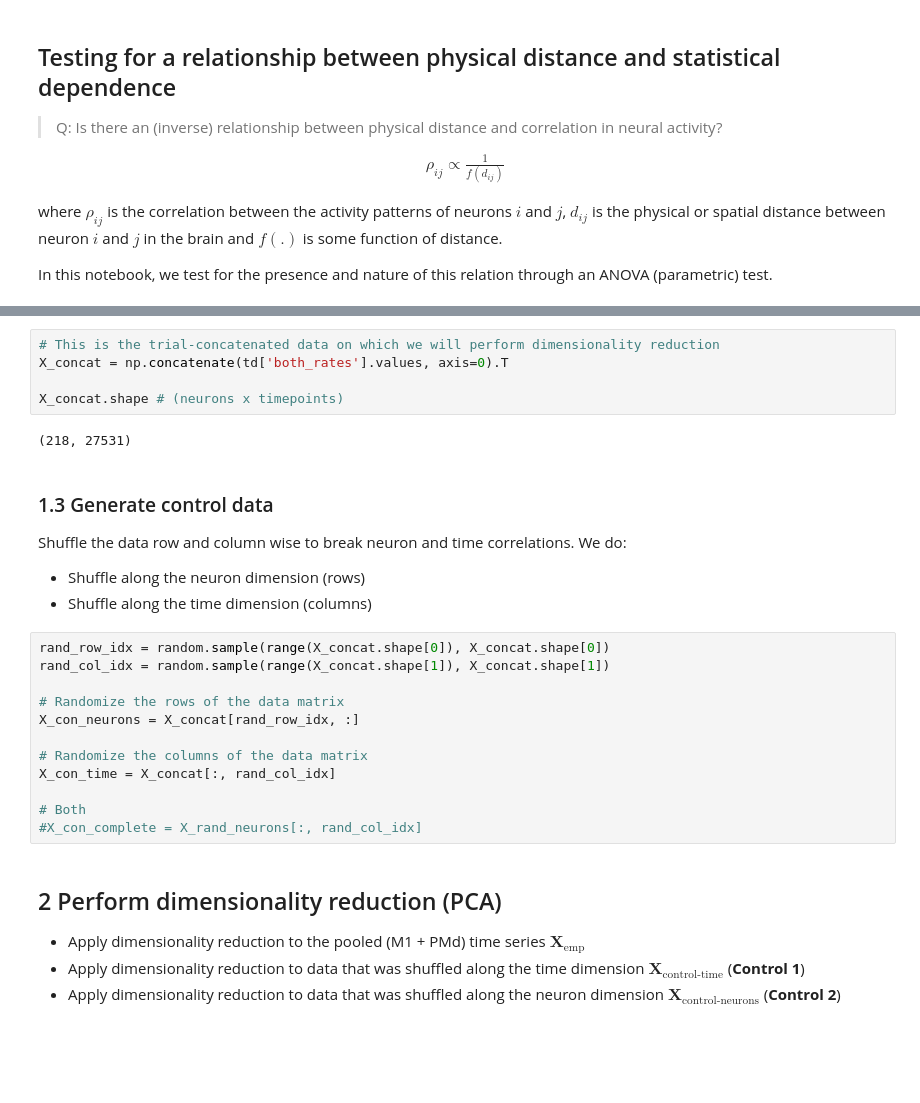
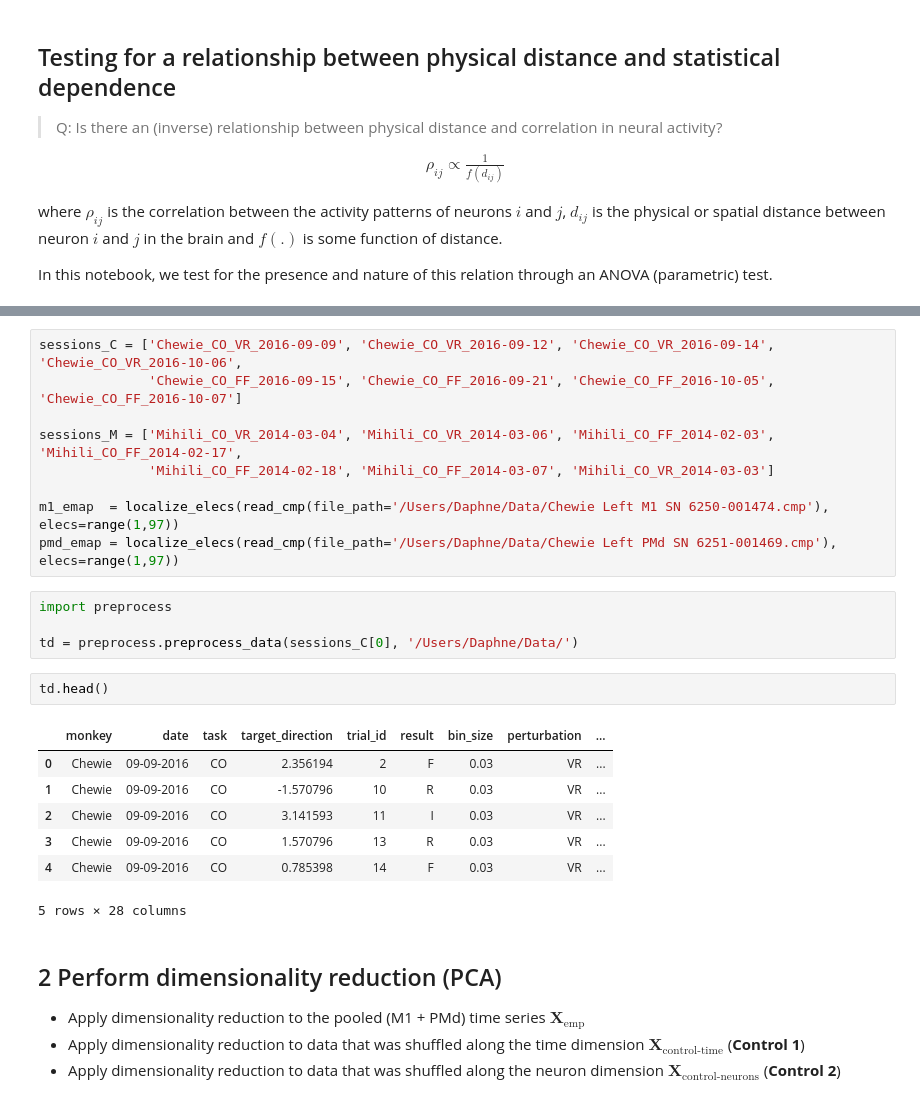
Before and after one commit to daphnecor/DistanceAndDependence, a Jupyter notebook: ParametricTesting.ipynb, the cells around one changed output, grey strips where cells are left out. Cells and saved outputs as stored; diff of their text form; blank space fills up the shorter version.

```diff
--- a/ParametricTesting.ipynb
+++ b/ParametricTesting.ipynb
@@ -142,28 +42,26 @@ Concatenate all trials to get an $N \times (T \times P)$ matrix $\mathbf{X}$
-# %%
-# This is the trial-concatenated data on which we will perform dimensionality reduction
-X_concat = np.concatenate(td['both_rates'].values, axis=0).T
-
-X_concat.shape # (neurons x timepoints)
-# %% [output]
-(218, 27531)
-# %% [markdown]
-### 1.3 Generate control data
-
-Shuffle the data row and column wise to break neuron and time correlations. We do:
-- Shuffle along the neuron dimension (rows)
-- Shuffle along the time dimension (columns)
-# %%
-rand_row_idx = random.sample(range(X_concat.shape[0]), X_concat.shape[0])
-rand_col_idx = random.sample(range(X_concat.shape[1]), X_concat.shape[1])
-
-# Randomize the rows of the data matrix
-X_con_neurons = X_concat[rand_row_idx, :]
-
-# Randomize the columns of the data matrix
-X_con_time = X_concat[:, rand_col_idx]
-
-# Both
-#X_con_complete = X_rand_neurons[:, rand_col_idx]
+# %%
+sessions_C = ['Chewie_CO_VR_2016-09-09', 'Chewie_CO_VR_2016-09-12', 'Chewie_CO_VR_2016-09-14', 'Chewie_CO_VR_2016-10-06',
+              'Chewie_CO_FF_2016-09-15', 'Chewie_CO_FF_2016-09-21', 'Chewie_CO_FF_2016-10-05', 'Chewie_CO_FF_2016-10-07']
+
+sessions_M = ['Mihili_CO_VR_2014-03-04', 'Mihili_CO_VR_2014-03-06', 'Mihili_CO_FF_2014-02-03', 'Mihili_CO_FF_2014-02-17',
+              'Mihili_CO_FF_2014-02-18', 'Mihili_CO_FF_2014-03-07', 'Mihili_CO_VR_2014-03-03']
+
+m1_emap  = localize_elecs(read_cmp(file_path='/Users/Daphne/Data/Chewie Left M1 SN 6250-001474.cmp'),  elecs=range(1,97))
+pmd_emap = localize_elecs(read_cmp(file_path='/Users/Daphne/Data/Chewie Left PMd SN 6251-001469.cmp'), elecs=range(1,97))
+# %%
+import preprocess
+
+td = preprocess.preprocess_data(sessions_C[0], '/Users/Daphne/Data/')
+# %%
+td.head()
+# %% [output]
+|  | monkey | date | task | target_direction | trial_id | result | bin_size | perturbation | ... |
+| 0 | Chewie | 09-09-2016 | CO | 2.356194 | 2 | F | 0.03 | VR | ... |
+| 1 | Chewie | 09-09-2016 | CO | -1.570796 | 10 | R | 0.03 | VR | ... |
+| 2 | Chewie | 09-09-2016 | CO | 3.141593 | 11 | I | 0.03 | VR | ... |
+| 3 | Chewie | 09-09-2016 | CO | 1.570796 | 13 | R | 0.03 | VR | ... |
+| 4 | Chewie | 09-09-2016 | CO | 0.785398 | 14 | F | 0.03 | VR | ... |
+5 rows × 28 columns
 # %% [markdown]
 ## 2 Perform dimensionality reduction (PCA)
 
```
Also changed, not shown: parts of 19 cells of this notebook, 8 other files.
